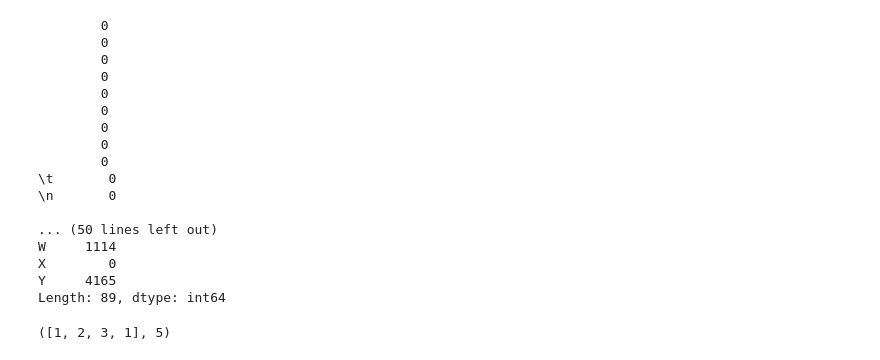
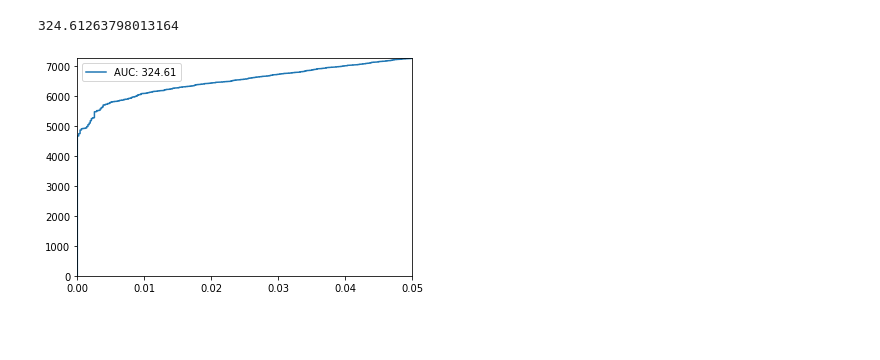
Before and after one commit to emilpaulitz/Bachelor-Thesis, a Jupyter notebook: src/Testing.ipynb, the cells around one changed output. Cells and saved outputs as stored; diff of their text form; code cells hidden in the pictures; blank space fills up the shorter version.

```diff
--- a/src/Testing.ipynb
+++ b/src/Testing.ipynb
@@ -82,31 +65,5 @@ dtype: int64
-# %%
-ls = [4,5,1]
-s.loc[~s.isin(ls)]
-# %% [output]
-        0
-        0
-        0
-        0
-        0
-        0
-        0
-        0
-        0
-\t       0
-\n       0
-
-... (50 lines left out)
-W     1114
-X        0
-Y     4165
-Length: 89, dtype: int64
-# %%
-def test(a):
-    a.append(1)
-    return a,5
-
-b = [1,2,3]
-c = test(b)
-print(c)
-# %% [output]
-([1, 2, 3, 1], 5)
+# %%
+pseudoROC(p)
+# %% [output]
+324.61263798013164
+[figure, added]
```
Also changed, not shown: parts of 6 cells of this notebook, 41 other files.
